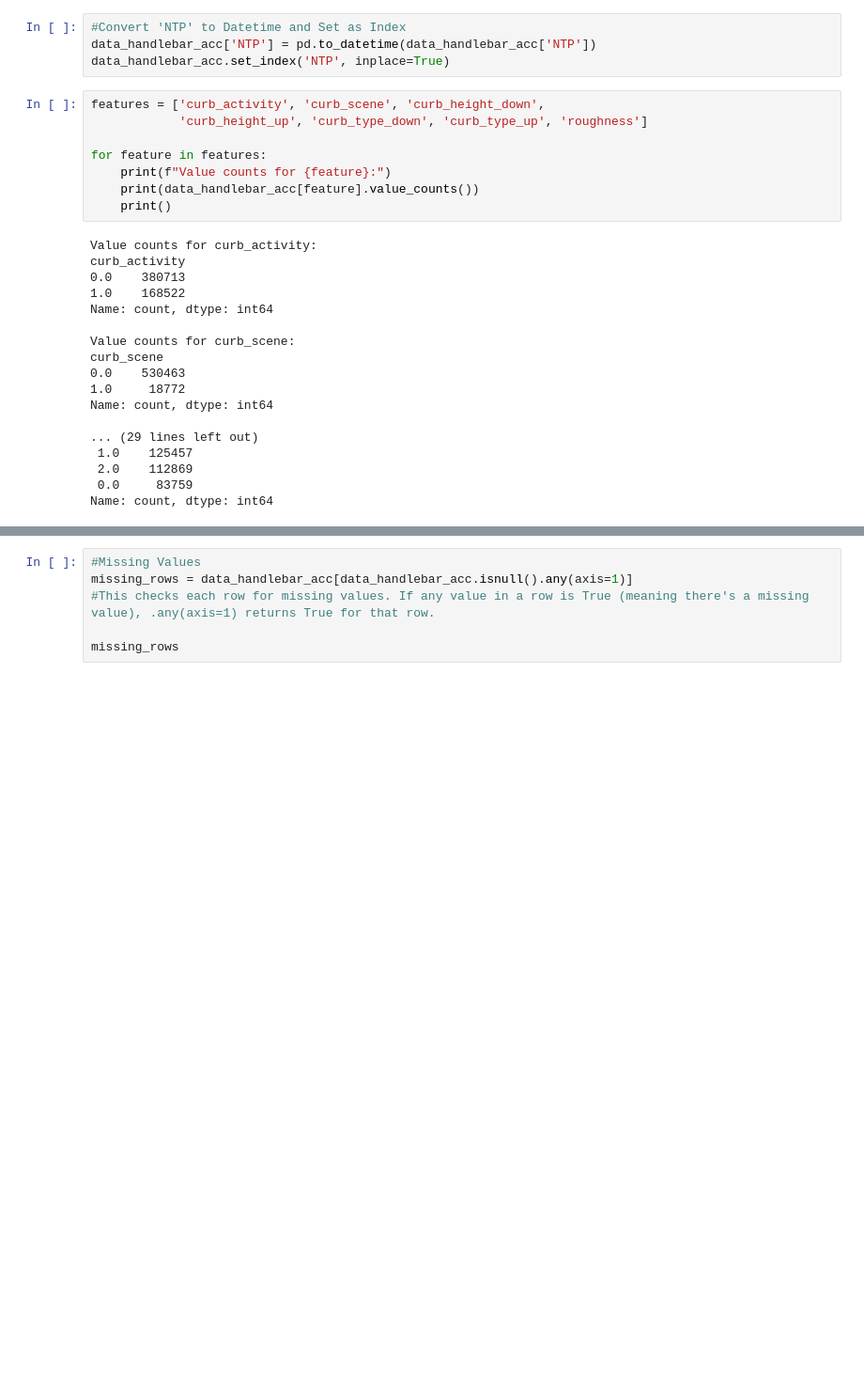
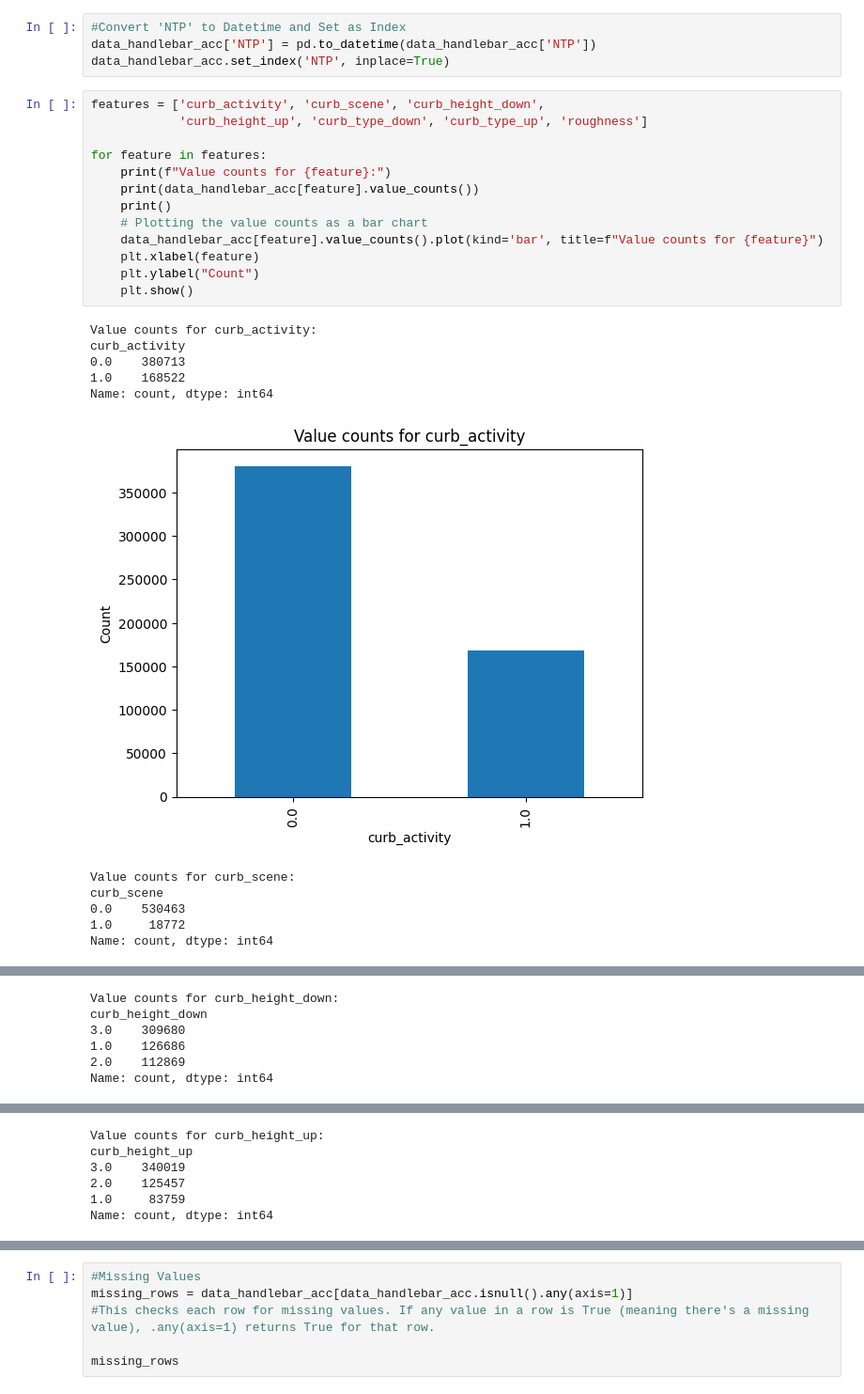
Before and after one commit to Ziyi-star/Bachelor-Project, a Jupyter notebook: notebooks/00-DataExploration.ipynb, the cells around one changed output, grey strips where cells are left out. Shown at 94% size. Drawn from its saved outputs; the diff is of its cells as text; blank space fills up the shorter version.

```diff
--- a/notebooks/00-DataExploration.ipynb
+++ b/notebooks/00-DataExploration.ipynb
@@ -20,26 +21,25 @@ data_handlebar_acc.set_index('NTP', inplace=True)
 # %%
 features = ['curb_activity', 'curb_scene', 'curb_height_down',
             'curb_height_up', 'curb_type_down', 'curb_type_up', 'roughness']
 
 for feature in features:
     print(f"Value counts for {feature}:")
     print(data_handlebar_acc[feature].value_counts())
     print()
+    # Plotting the value counts as a bar chart
+    data_handlebar_acc[feature].value_counts().plot(kind='bar', title=f"Value counts for {feature}")
+    plt.xlabel(feature)
+    plt.ylabel("Count")
+    plt.show()
 # %% [output]
 Value counts for curb_activity:
 curb_activity
 0.0    380713
 1.0    168522
 Name: count, dtype: int64
-
-Value counts for curb_scene:
-curb_scene
-0.0    530463
-1.0     18772
-Name: count, dtype: int64
-
-... (29 lines left out)
- 1.0    125457
- 2.0    112869
- 0.0     83759
-Name: count, dtype: int64
+[figure, added]
+Value counts for curb_scene:
+curb_scene
+0.0    530463
+1.0     18772
+Name: count, dtype: int64
@@ -45,0 +47,6 @@ Name: count, dtype: int64
+Value counts for curb_height_down:
+curb_height_down
+3.0    309680
+1.0    126686
+2.0    112869
+Name: count, dtype: int64
@@ -45,0 +54,6 @@ Name: count, dtype: int64
+Value counts for curb_height_up:
+curb_height_up
+3.0    340019
+2.0    125457
+1.0     83759
+Name: count, dtype: int64
```
Also changed, not shown: parts of 5 cells of this notebook, 5 other files.
